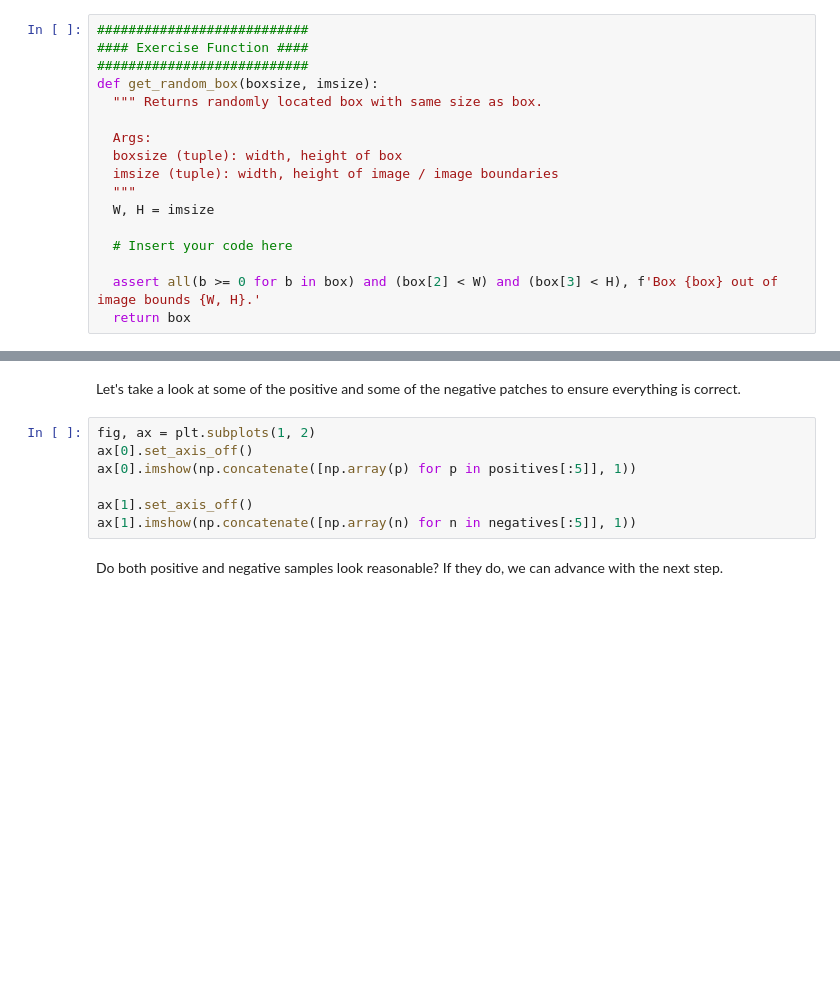
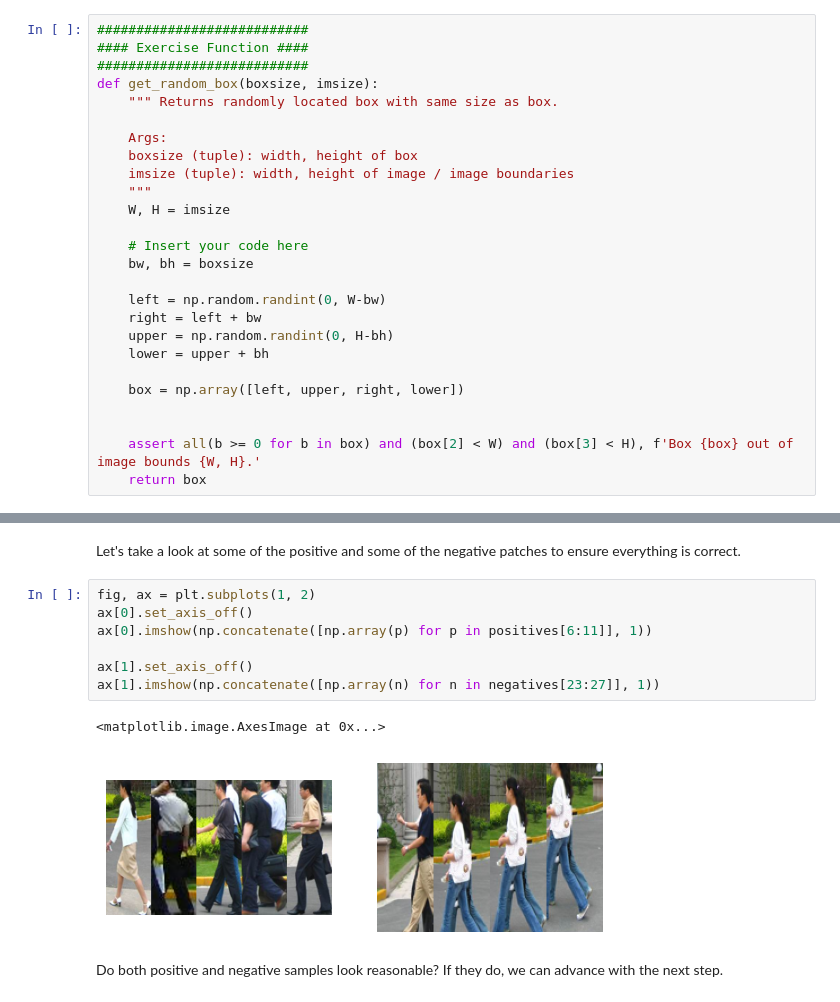
Before and after one commit to strongBrave/3d_computer_vision_Andreas_Geiger, a Jupyter notebook: ex_05_implicit_models_recognition/code/recognition.ipynb, the cells around one changed output, grey strips where cells are left out. Saved outputs shown, nothing was run; the diff lists cells and outputs as text; blank space fills up the shorter version.

```diff
--- a/ex_05_implicit_models_recognition/code/recognition.ipynb
+++ b/ex_05_implicit_models_recognition/code/recognition.ipynb
@@ -172,18 +176,27 @@ Next, we need to get negative examples for training. Complete the function below
 #### Exercise Function ####
 ###########################
 def get_random_box(boxsize, imsize):
-  """ Returns randomly located box with same size as box.
+    """ Returns randomly located box with same size as box.
 
-  Args:
-  boxsize (tuple): width, height of box
-  imsize (tuple): width, height of image / image boundaries
-  """
-  W, H = imsize
+    Args:
+    boxsize (tuple): width, height of box
+    imsize (tuple): width, height of image / image boundaries
+    """
+    W, H = imsize
 
-  # Insert your code here
+    # Insert your code here
+    bw, bh = boxsize
 
-  assert all(b >= 0 for b in box) and (box[2] < W) and (box[3] < H), f'Box {box} out of image bounds {W, H}.'
-  return box
+    left = np.random.randint(0, W-bw)
+    right = left + bw
+    upper = np.random.randint(0, H-bh)
+    lower = upper + bh
+
+    box = np.array([left, upper, right, lower])
+
+
+    assert all(b >= 0 for b in box) and (box[2] < W) and (box[3] < H), f'Box {box} out of image bounds {W, H}.'
+    return box
 # %% [markdown]
 In addition to these rather simple negative examples, let's also include some more challenging negative examples to improve the quality of our classifier later on. We construct hard negative examples by adding a small offset to the ground truth boxes. Thereby, the negative examples are close to positive detections.
 Complete the function below, such that it adds a small random offset to a given box. The minimal offset in height/width should be 1 pixel and the maximal height/width offset should not exceed 20% of the box height/width.
@@ -250,10 +291,13 @@ Let's take a look at some of the positive and some of the negative patches to en
 # %%
 fig, ax = plt.subplots(1, 2)
 ax[0].set_axis_off()
-ax[0].imshow(np.concatenate([np.array(p) for p in positives[:5]], 1))
+ax[0].imshow(np.concatenate([np.array(p) for p in positives[6:11]], 1))
 
 ax[1].set_axis_off()
-ax[1].imshow(np.concatenate([np.array(n) for n in negatives[:5]], 1))
+ax[1].imshow(np.concatenate([np.array(n) for n in negatives[23:27]], 1))
+# %% [output]
+<matplotlib.image.AxesImage at 0x...>
+[figure, added]
 # %% [markdown]
 Do both positive and negative samples look reasonable? If they do, we can advance with the next step.
 # %% [markdown]
```
Also changed, not shown: parts of 7 cells of this notebook, 3 other files.
